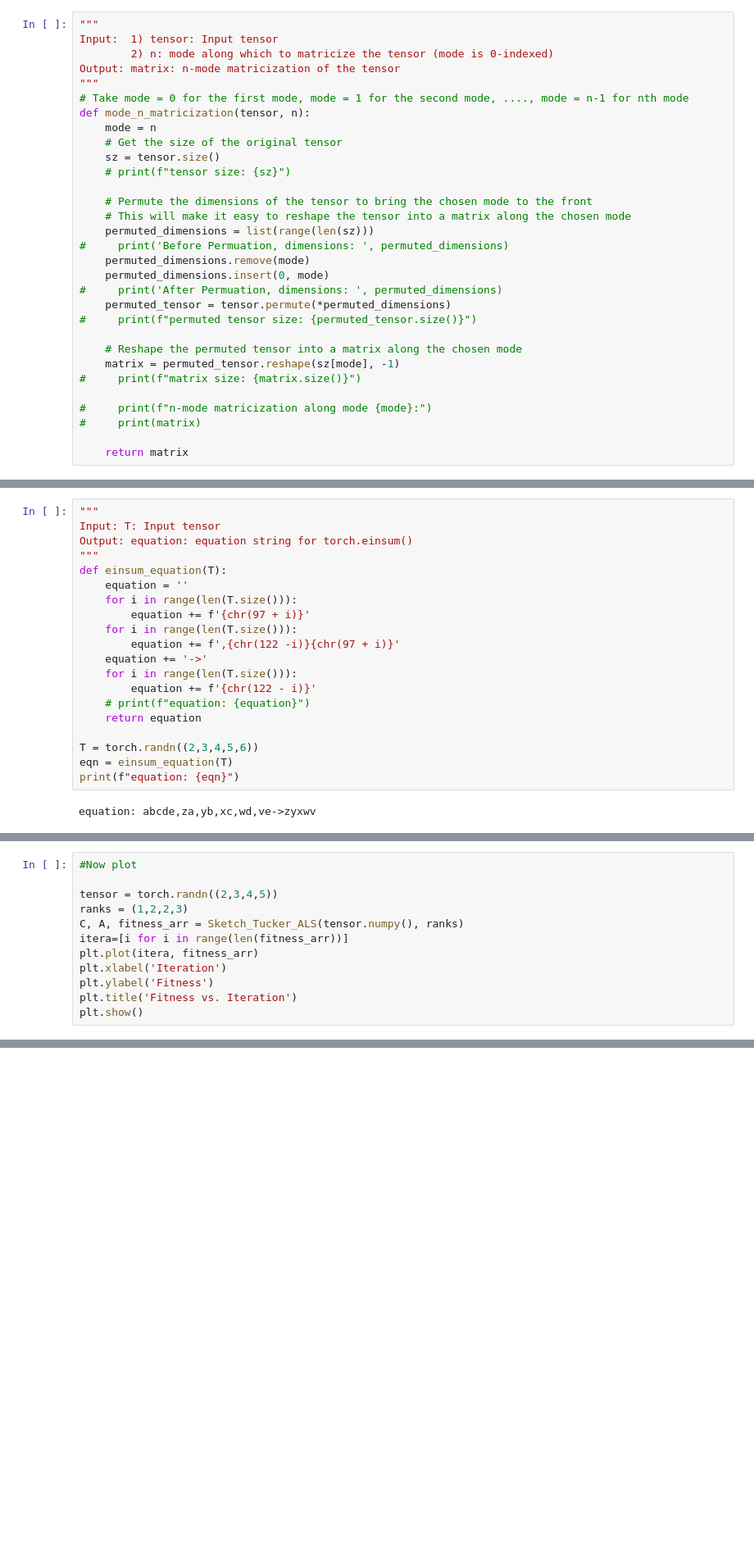
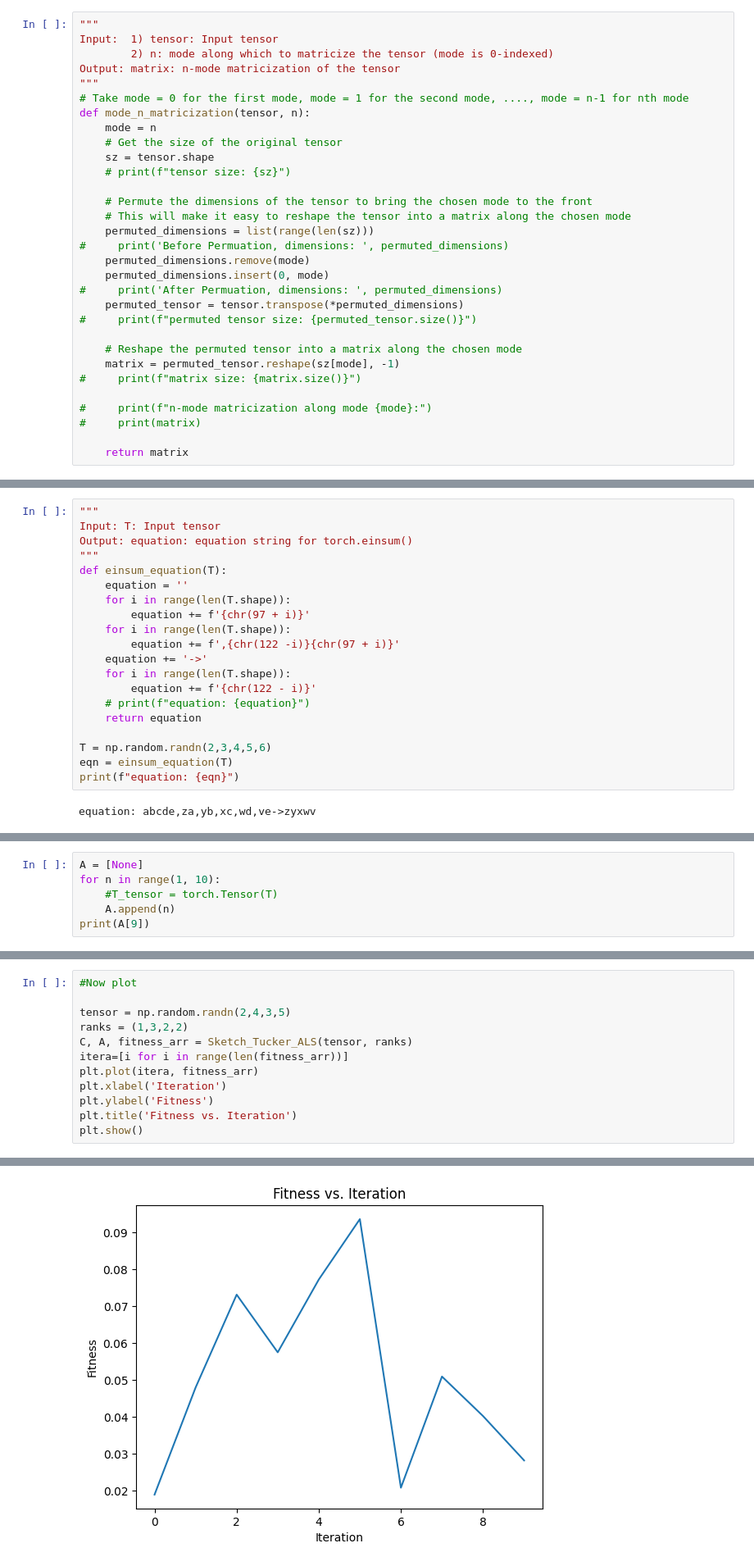
Before and after one commit to DineshAvulaMohanaDurga/Tensors-term-paper, a Jupyter notebook: test1_tuck_sketch.ipynb, the cells around one changed output, grey strips where cells are left out. Shown: that part at 82% size. Cells and saved outputs as stored; diff of their text form; blank space fills up the shorter version.

```diff
--- a/test1_tuck_sketch.ipynb
+++ b/test1_tuck_sketch.ipynb
@@ -45,7 +45,7 @@ Output: matrix: n-mode matricization of the tensor
 def mode_n_matricization(tensor, n):
     mode = n
     # Get the size of the original tensor
-    sz = tensor.size()
+    sz = tensor.shape
     # print(f"tensor size: {sz}")
 
     # Permute the dimensions of the tensor to bring the chosen mode to the front
@@ -55,7 +55,7 @@ def mode_n_matricization(tensor, n):
     permuted_dimensions.remove(mode)
     permuted_dimensions.insert(0, mode)
 #     print('After Permuation, dimensions: ', permuted_dimensions)
-    permuted_tensor = tensor.permute(*permuted_dimensions)
+    permuted_tensor = tensor.transpose(*permuted_dimensions)
 #     print(f"permuted tensor size: {permuted_tensor.size()}")
 
     # Reshape the permuted tensor into a matrix along the chosen mode
@@ -132,17 +128,17 @@ Output: equation: equation string for torch.einsum()
 """
 def einsum_equation(T):
     equation = ''
-    for i in range(len(T.size())):
+    for i in range(len(T.shape)):
         equation += f'{chr(97 + i)}'
-    for i in range(len(T.size())):
+    for i in range(len(T.shape)):
         equation += f',{chr(122 -i)}{chr(97 + i)}'
     equation += '->'
-    for i in range(len(T.size())):
+    for i in range(len(T.shape)):
         equation += f'{chr(122 - i)}'
     # print(f"equation: {equation}")
     return equation
 
-T = torch.randn((2,3,4,5,6))
+T = np.random.randn(2,3,4,5,6)
 eqn = einsum_equation(T)
 print(f"equation: {eqn}")
 # %% [output]
@@ -207,0 +146,6 @@ def Sketch_Tucker_ALS(T, ranks, Imax=100, epsilon=0.1):
+# %%
+A = [None]
+for n in range(1, 10):
+    #T_tensor = torch.Tensor(T)
+    A.append(n)
+print(A[9])
@@ -288,9 +297,9 @@ def CP_Sketch_Tucker(T, R, Imax, epsilon):
 # %%
 #Now plot
 
-tensor = torch.randn((2,3,4,5))
-ranks = (1,2,2,3)
-C, A, fitness_arr = Sketch_Tucker_ALS(tensor.numpy(), ranks)
+tensor = np.random.randn(2,4,3,5)
+ranks = (1,3,2,2)
+C, A, fitness_arr = Sketch_Tucker_ALS(tensor, ranks)
 itera=[i for i in range(len(fitness_arr))]
 plt.plot(itera, fitness_arr)
 plt.xlabel('Iteration')
@@ -301,0 +310 @@ TypeError: 'int' object is not callable
+[figure, added]
```
Also changed, not shown: parts of 10 cells of this notebook.
